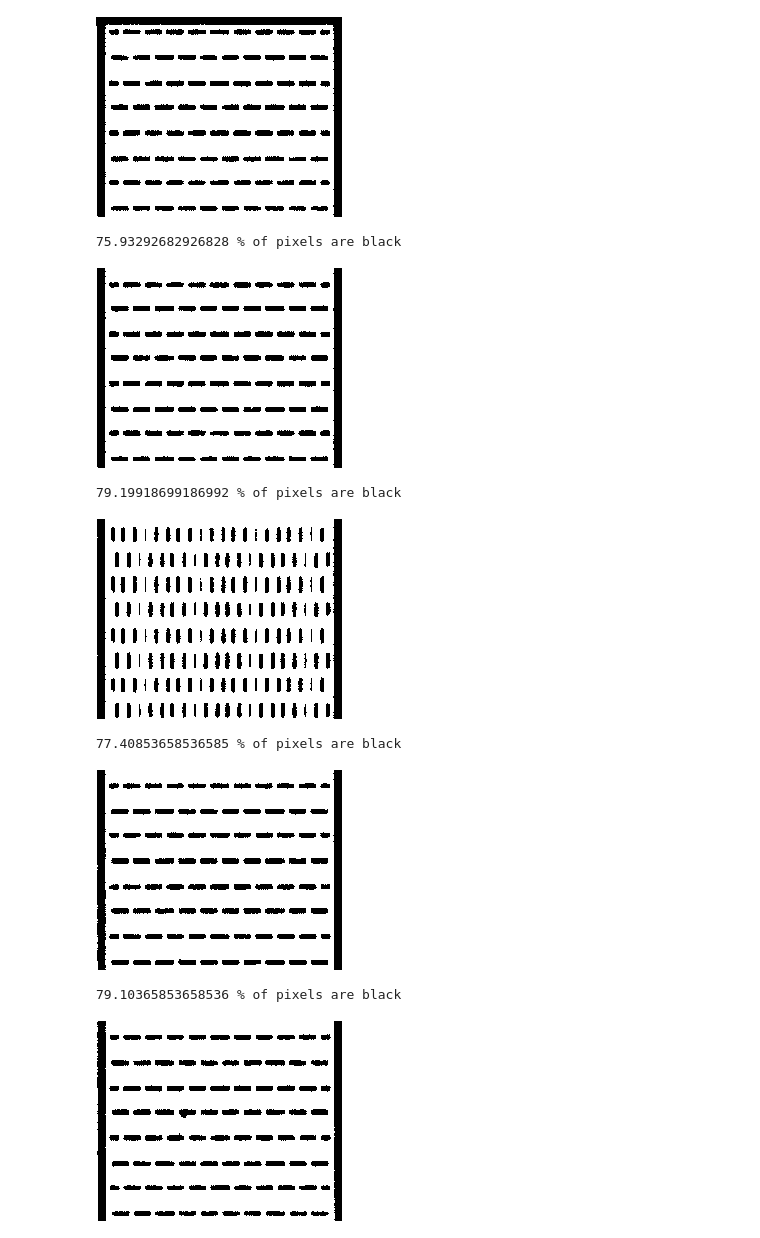
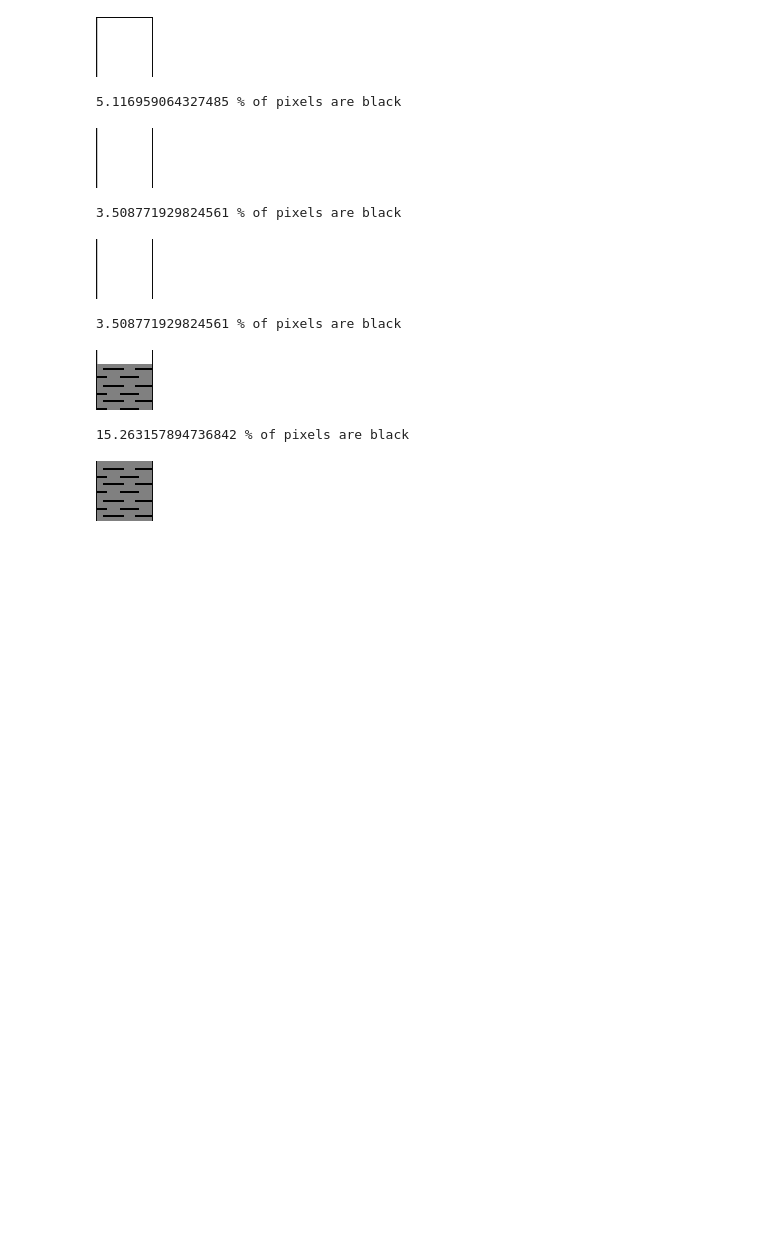
Before and after one commit to auri-ay/HTB, a Jupyter notebook: col_to_feat.ipynb, the cells around one changed output. Saved outputs shown, nothing was run; the diff lists cells and outputs as text; code cells hidden in the pictures; blank space fills up the shorter version.

Commit message:
OCR and data parsing for enumerated the symbols

```diff
--- a/col_to_feat.ipynb
+++ b/col_to_feat.ipynb
@@ -38,4 +38,4 @@ data_df
 | 49 | 60812400480000_ocs-g 26419 001 st... | /home/trip/PycharmProjects/HTB/da... | 1533 | 198399 | [236, 1540, 316, 197793] | [1085, 1540, 1150, 197793] | [2, 890, 1532, 1219] |
 | 50 | 60811407300100_bp_gc743_15607_dc2... | /home/trip/PycharmProjects/HTB/da... | 1653 | 28068 | [415, 1543, 485, 25948] | [1300, 1543, 1355, 25948] | [447, 498, 1213, 1147] |
 # %%
-example_row = data_df[data_df["Name"]=="608114075800 - Allegheny Attic GC297 #3 OCS-G 08876 003 ST00 BP00  Mud Log 3346ft-13925ft MD"].iloc[0]
+example_row = data_df[data_df["Name"]=="60817411400100_mc761_1_st1_mudlog_1tvd_17129_20968"].iloc[0]
@@ -52,29 +46,31 @@ column
 # %%
 x, y = column.size
 top = 0
-bounding = 200
-black = (255, 255, 255)
-white = (0, 0 ,0)
+bounding = y // 100
+def is_black(rgb, threshold=50):
+    r, g, b = rgb[:3]
+    luma = 0.299 * r + 0.587 * g + 0.114 * b
+    return luma < threshold
 for bottom in range(bounding, y+1, bounding):
     box = column.crop( (0, top, x, bottom) )
     display(box)
     w = box.size[0]
     h = box.size[1]
     pixels = box.load()
     counter = 0
     for by in range(h):
         for bx in range(w):
-            if pixels[bx, by] == black:
+            if is_black(pixels[bx, by]):
                 counter += 1
     print(counter / (bounding*x) * 100, "% of pixels are black")
     top += bounding
 # %% [output]
-[figure, old version]
+[figure, new version]
-75.93292682926828 % of pixels are black
+5.116959064327485 % of pixels are black
-[figure, old version]
+[figure, new version]
-79.19918699186992 % of pixels are black
+3.508771929824561 % of pixels are black
-[figure, old version]
+[figure, new version]
-77.40853658536585 % of pixels are black
+3.508771929824561 % of pixels are black
-[figure, old version]
+[figure, new version]
-79.10365853658536 % of pixels are black
+15.263157894736842 % of pixels are black
-[figure, old version]
+[figure, new version]
```
Also changed, not shown: parts of 4 cells of this notebook, 14 other files.
